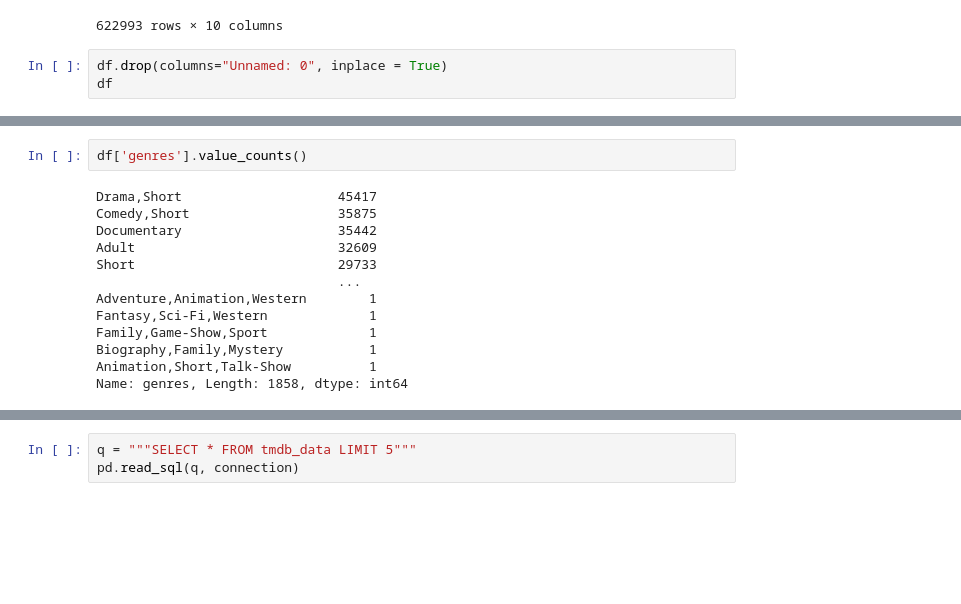
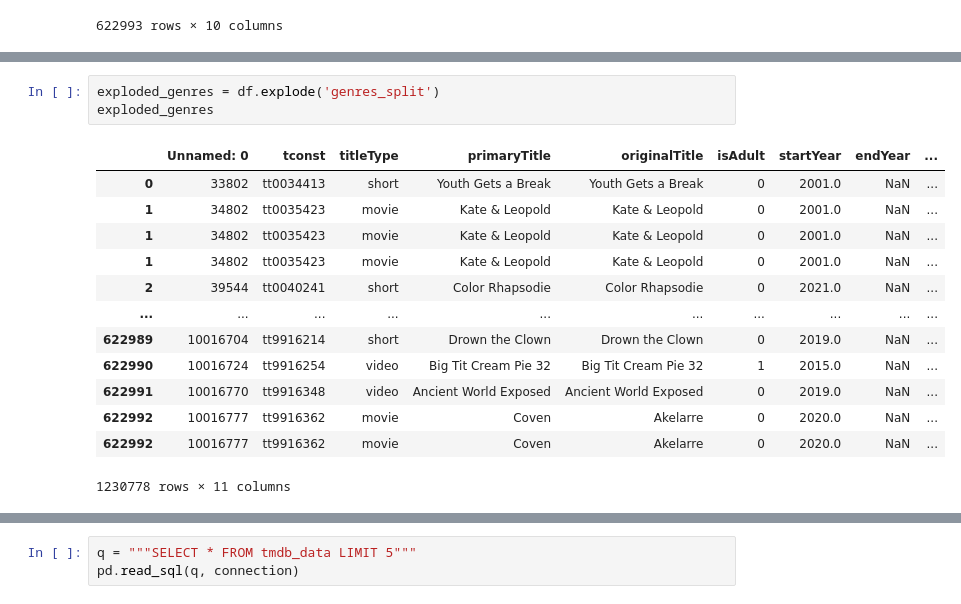
Before and after one commit to GabrielleYa/LocalWorkflowPractice, a Jupyter notebook: Movies_Finacials 2.ipynb, the cells around one changed output, grey strips where cells are left out. Saved outputs shown, nothing was run; the diff lists cells and outputs as text; blank space fills up the shorter version.

```diff
--- a/Movies_Finacials 2.ipynb
+++ b/Movies_Finacials 2.ipynb
@@ -28,6 +28,3 @@ df
 | 622991 | 10016770 | tt9916348 | video | Ancient World Exposed | Ancient World Exposed | 0 | 2019.0 | NaN | ... |
 | 622992 | 10016777 | tt9916362 | movie | Coven | Akelarre | 0 | 2020.0 | NaN | ... |
 622993 rows × 10 columns
-# %%
-df.drop(columns="Unnamed: 0", inplace = True)
-df
@@ -57,15 +49,17 @@ def get_movie_with_rating(movie_id):
 # %%
-df['genres'].value_counts()
+exploded_genres = df.explode('genres_split')
+exploded_genres
 # %% [output]
+|  | Unnamed: 0 | tconst | titleType | primaryTitle | originalTitle | isAdult | startYear | endYear | ... |
+| 0 | 33802 | tt0034413 | short | Youth Gets a Break | Youth Gets a Break | 0 | 2001.0 | NaN | ... |
+| 1 | 34802 | tt0035423 | movie | Kate & Leopold | Kate & Leopold | 0 | 2001.0 | NaN | ... |
+| 1 | 34802 | tt0035423 | movie | Kate & Leopold | Kate & Leopold | 0 | 2001.0 | NaN | ... |
+| 1 | 34802 | tt0035423 | movie | Kate & Leopold | Kate & Leopold | 0 | 2001.0 | NaN | ... |
+| 2 | 39544 | tt0040241 | short | Color Rhapsodie | Color Rhapsodie | 0 | 2021.0 | NaN | ... |
+| ... | ... | ... | ... | ... | ... | ... | ... | ... | ... |
+| 622989 | 10016704 | tt9916214 | short | Drown the Clown | Drown the Clown | 0 | 2019.0 | NaN | ... |
+| 622990 | 10016724 | tt9916254 | video | Big Tit Cream Pie 32 | Big Tit Cream Pie 32 | 1 | 2015.0 | NaN | ... |
+| 622991 | 10016770 | tt9916348 | video | Ancient World Exposed | Ancient World Exposed | 0 | 2019.0 | NaN | ... |
+| 622992 | 10016777 | tt9916362 | movie | Coven | Akelarre | 0 | 2020.0 | NaN | ... |
+| 622992 | 10016777 | tt9916362 | movie | Coven | Akelarre | 0 | 2020.0 | NaN | ... |
-Drama,Short                    45417
-Comedy,Short                   35875
-Documentary                    35442
-Adult                          32609
-Short                          29733
-                               ...
-Adventure,Animation,Western        1
-Fantasy,Sci-Fi,Western             1
-Family,Game-Show,Sport             1
-Biography,Family,Mystery           1
-Animation,Short,Talk-Show          1
-Name: genres, Length: 1858, dtype: int64
+1230778 rows × 11 columns
```
Also changed, not shown: parts of 38 cells of this notebook, 12 other files.
